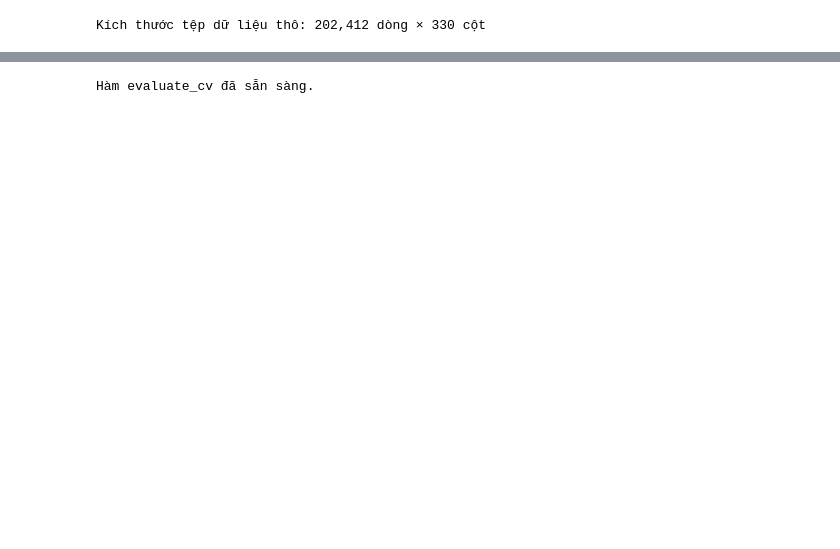
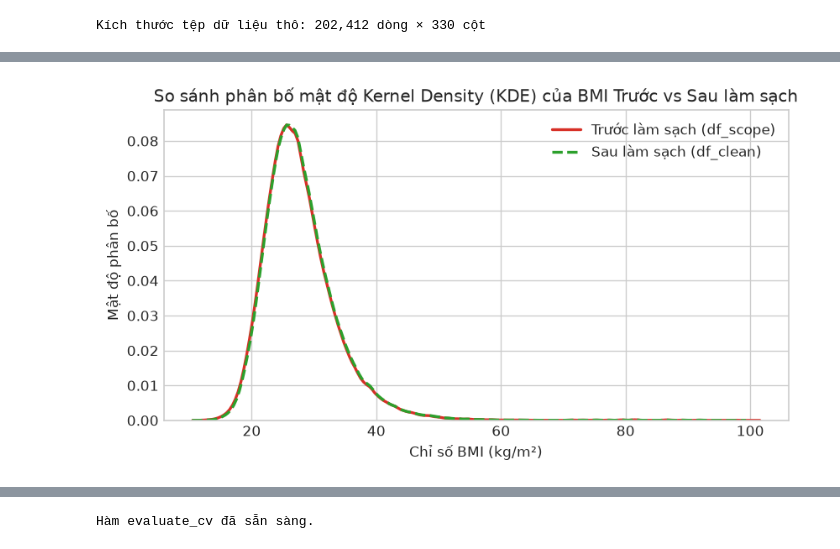
Before and after one commit to trancongdureal/ADY201m, a Jupyter notebook: Bao_cao_cuoi_ky_Nhom_6_v2.ipynb, the cells around one changed output, grey strips where cells are left out. Cells and saved outputs as stored; diff of their text form; code cells hidden in the pictures; blank space fills up the shorter version.

```diff
--- a/Bao_cao_cuoi_ky_Nhom_6_v2.ipynb
+++ b/Bao_cao_cuoi_ky_Nhom_6_v2.ipynb
@@ -440,0 +380,12 @@ display(df_interact_desc)
+# %%
+# Biểu đồ 5: So sánh phân bố mật độ Kernel Density (KDE) của BMI Trước vs Sau làm sạch
+fig, ax = plt.subplots(figsize=(8, 4))
+sns.kdeplot(raw_bmi.dropna(), label='Trước làm sạch (df_scope)', color='#d73027', lw=2, ax=ax)
+sns.kdeplot(df_clean['BMI'], label='Sau làm sạch (df_clean)', color='#2ca02c', lw=2, linestyle='--', ax=ax)
+ax.set_title("So sánh phân bố mật độ Kernel Density (KDE) của BMI Trước vs Sau làm sạch")
+ax.set_xlabel("Chỉ số BMI (kg/m²)")
+ax.set_ylabel("Mật độ phân bố")
+ax.legend()
+plt.show()
+# %% [output]
+[figure, added]
```
Also changed, not shown: parts of 128 cells of this notebook.
